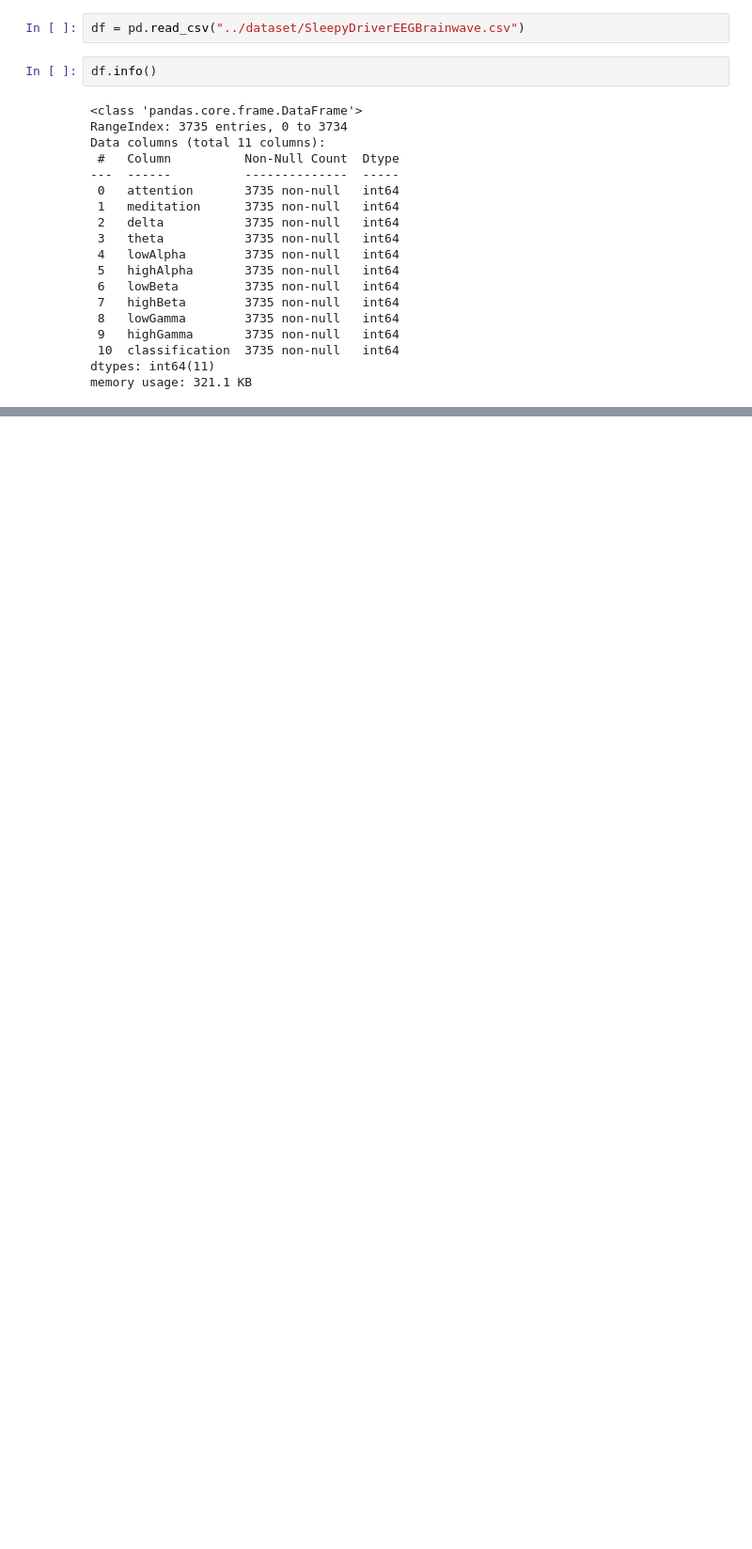
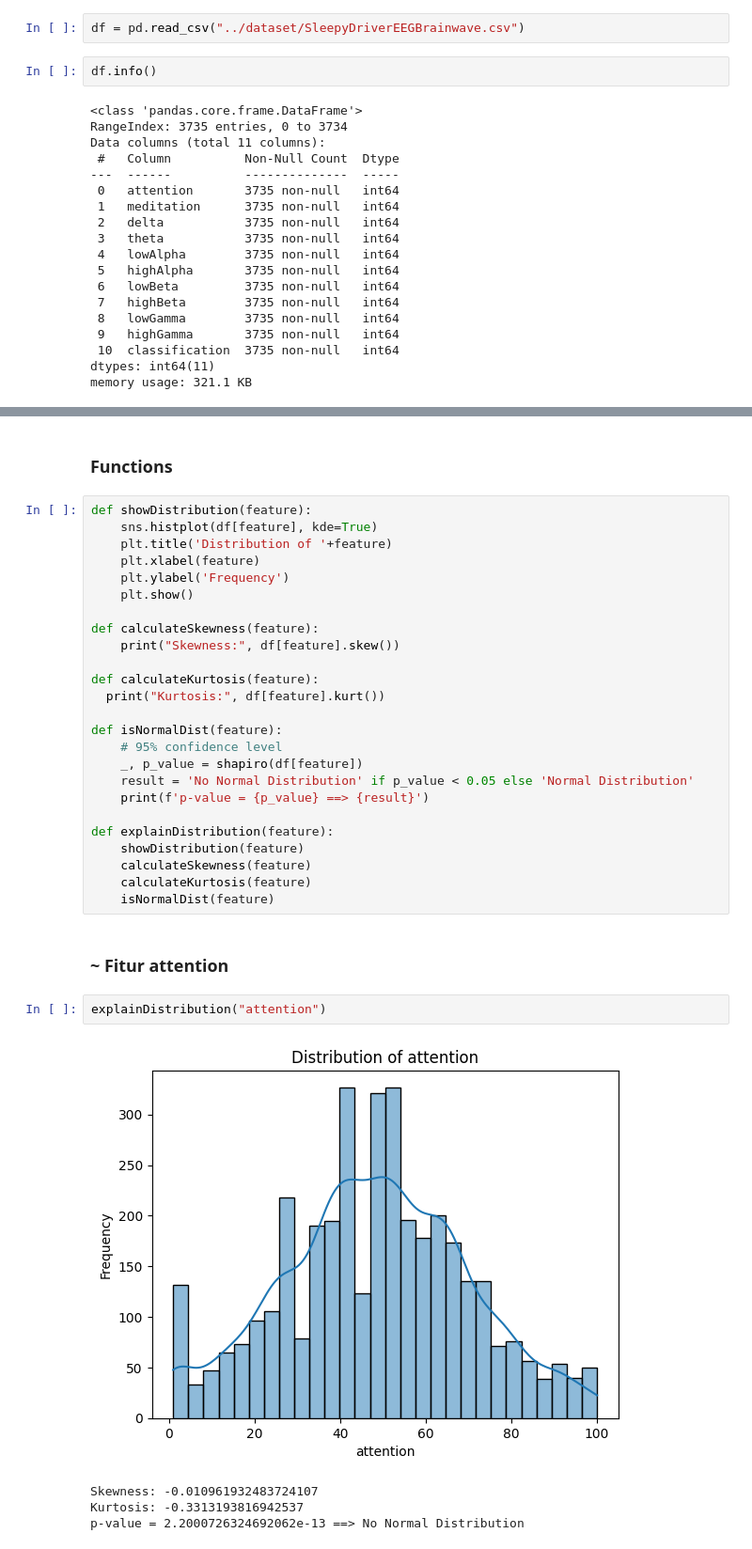
Before and after one commit to Zechtro/GAIB_2_3, a Jupyter notebook: src/doe.ipynb, the cells around one changed output, grey strips where cells are left out. Shown: that part at 94% size. Cells and saved outputs as stored; diff of their text form; blank space fills up the shorter version.

```diff
--- a/src/doe.ipynb
+++ b/src/doe.ipynb
@@ -27,0 +103,36 @@ df.describe()
+# %% [markdown]
+### Functions
+# %%
+def showDistribution(feature):
+    sns.histplot(df[feature], kde=True)
+    plt.title('Distribution of '+feature)
+    plt.xlabel(feature)
+    plt.ylabel('Frequency')
+    plt.show()
+
+def calculateSkewness(feature):
+    print("Skewness:", df[feature].skew())
+
+def calculateKurtosis(feature):
+  print("Kurtosis:", df[feature].kurt())
+
+def isNormalDist(feature):
+    # 95% confidence level
+    _, p_value = shapiro(df[feature])
+    result = 'No Normal Distribution' if p_value < 0.05 else 'Normal Distribution'
+    print(f'p-value = {p_value} ==> {result}')
+
+def explainDistribution(feature):
+    showDistribution(feature)
+    calculateSkewness(feature)
+    calculateKurtosis(feature)
+    isNormalDist(feature)
+# %% [markdown]
+### ~ Fitur attention
+# %%
+explainDistribution("attention")
+# %% [output]
+[figure, added]
+Skewness: -0.010961932483724107
+Kurtosis: -0.3313193816942537
+p-value = 2.2000726324692062e-13 ==> No Normal Distribution
```
Also changed, not shown: parts of 90 cells of this notebook, 1 other file.
